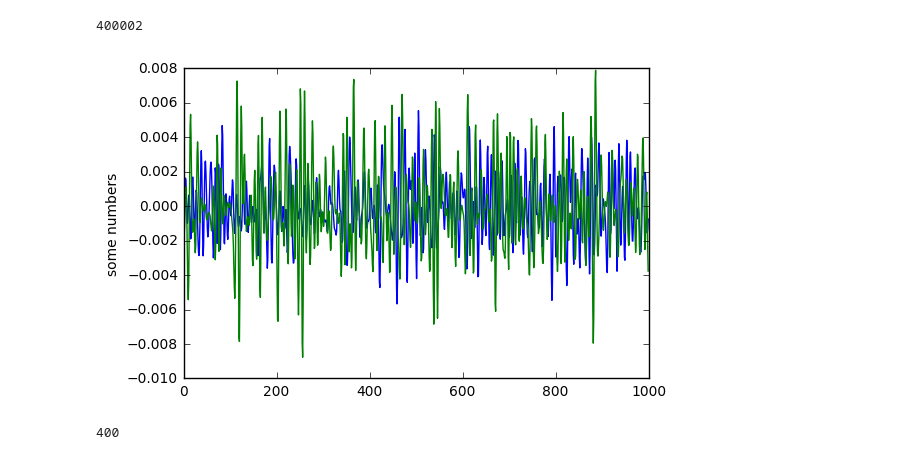
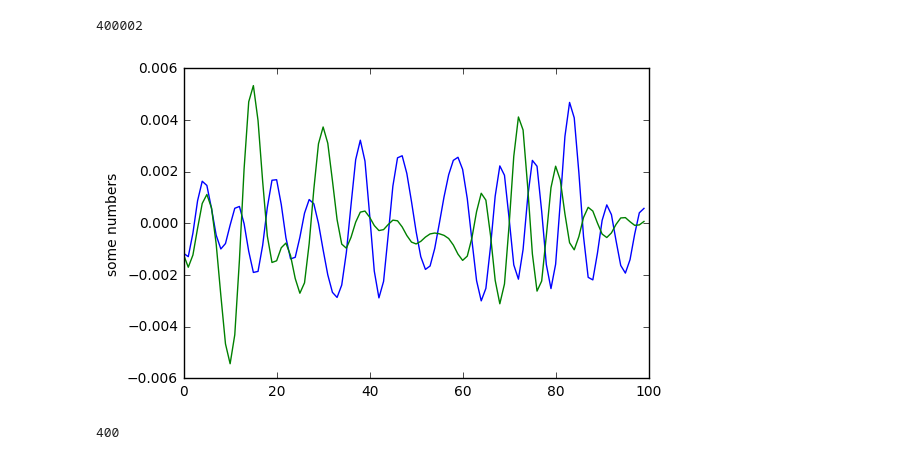
Before and after one commit to abhisheietk/correlate, a Jupyter notebook: Untitled3.ipynb, the cells around one changed output. Saved outputs shown, nothing was run; the diff lists cells and outputs as text; code cells hidden in the pictures.

```diff
--- a/Untitled3.ipynb
+++ b/Untitled3.ipynb
@@ -29,24 +30,24 @@ SData = slave['Ampl']
 # %%
 import matplotlib.pyplot as plt
 print(len(master))
 
 f_MData = rfft(MData)
 f_SData = rfft(SData)
 
 for j in range(10):
     f_MData[j] = 0
     f_SData[j] = 0
 
 MData = irfft(f_MData)
 SData = irfft(f_SData)
 
-plt.plot(MData[0:1000])
-plt.plot(SData[0:1000])
+plt.plot(MData[0:100])
+plt.plot(SData[0:100])
 plt.ylabel('some numbers')
 plt.show()
 # %% [output]
 400002
-[figure, old version]
+[figure, new version]
 # %%
 from scipy.fftpack import rfft, irfft, fftfreq
 x = MData #[0:100000]
```
Also changed, not shown: parts of 12 cells of this notebook, 2 other files.
